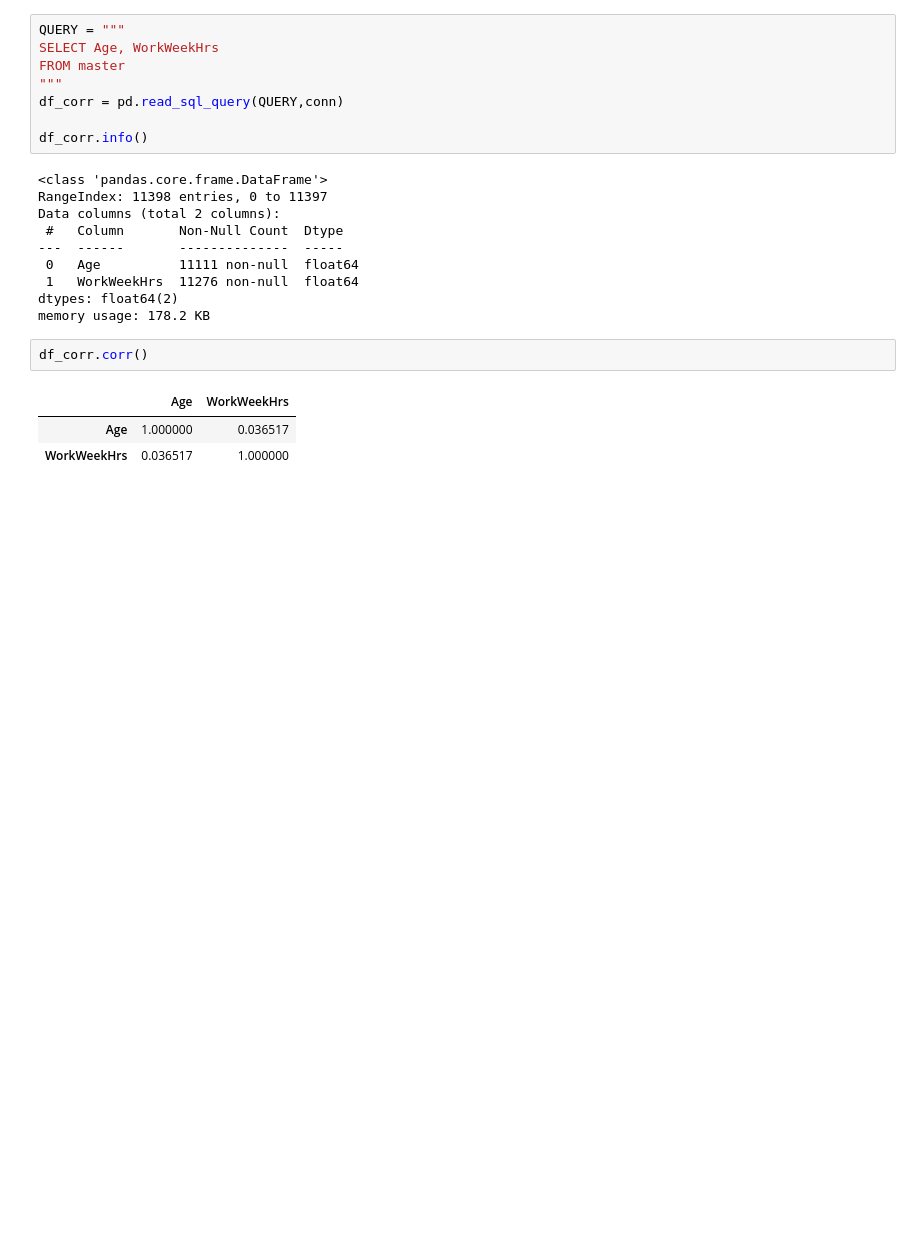
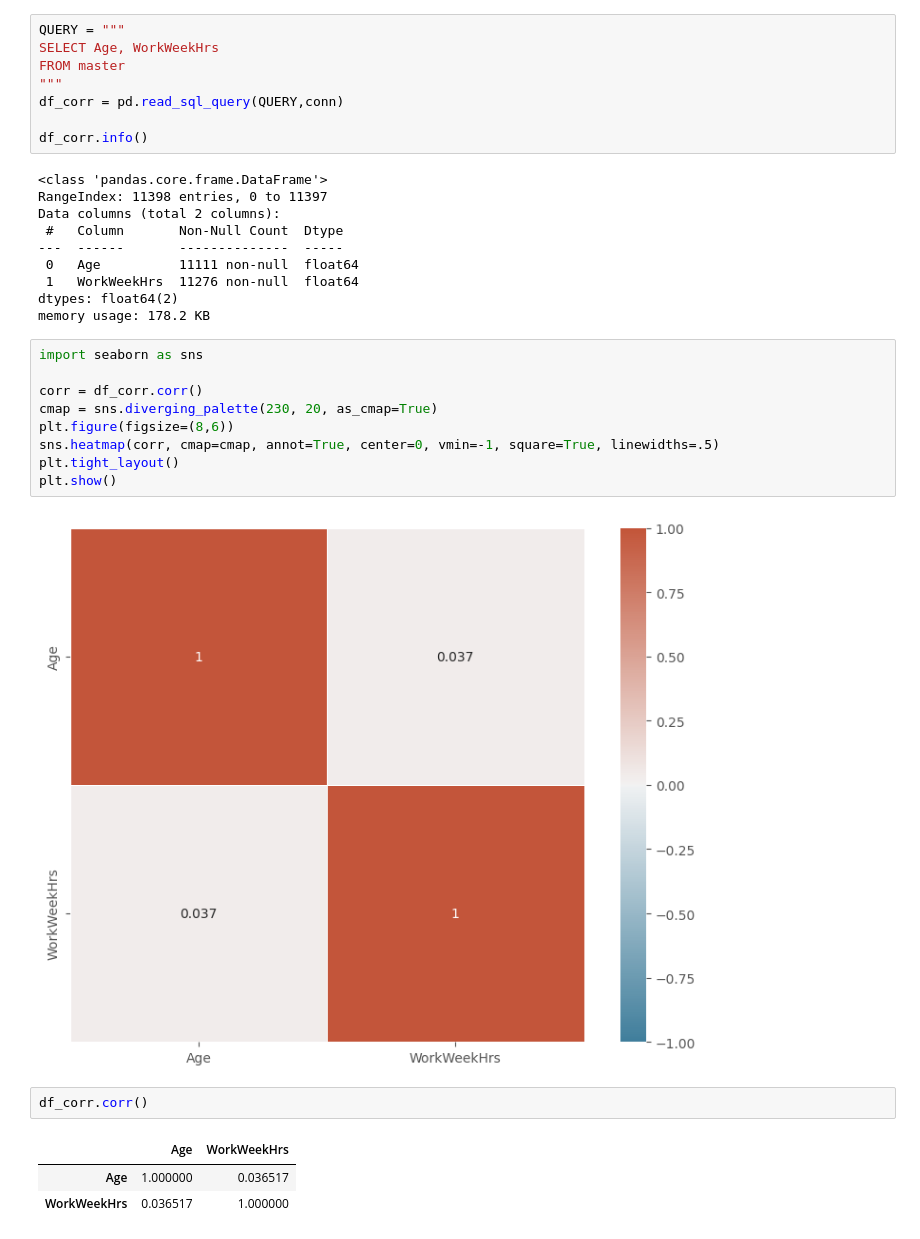
Before and after one commit to Gunjit2023/Data-Analyst, a Jupyter notebook: M4DataVisualization_lab.ipynb, the cells around one changed output. Saved outputs shown, nothing was run; the diff lists cells and outputs as text; blank space fills up the shorter version.

```diff
--- a/M4DataVisualization_lab.ipynb
+++ b/M4DataVisualization_lab.ipynb
@@ -245,6 +269,17 @@ Data columns (total 2 columns):
  1   WorkWeekHrs  11276 non-null  float64
 dtypes: float64(2)
 memory usage: 178.2 KB
+# %%
+import seaborn as sns
+
+corr = df_corr.corr()
+cmap = sns.diverging_palette(230, 20, as_cmap=True)
+plt.figure(figsize=(8,6))
+sns.heatmap(corr, cmap=cmap, annot=True, center=0, vmin=-1, square=True, linewidths=.5)
+plt.tight_layout()
+plt.show()
+# %% [output]
+[figure, added]
 # %%
 df_corr.corr()
 # %% [output]
```
Also changed, not shown: parts of 7 cells of this notebook.
